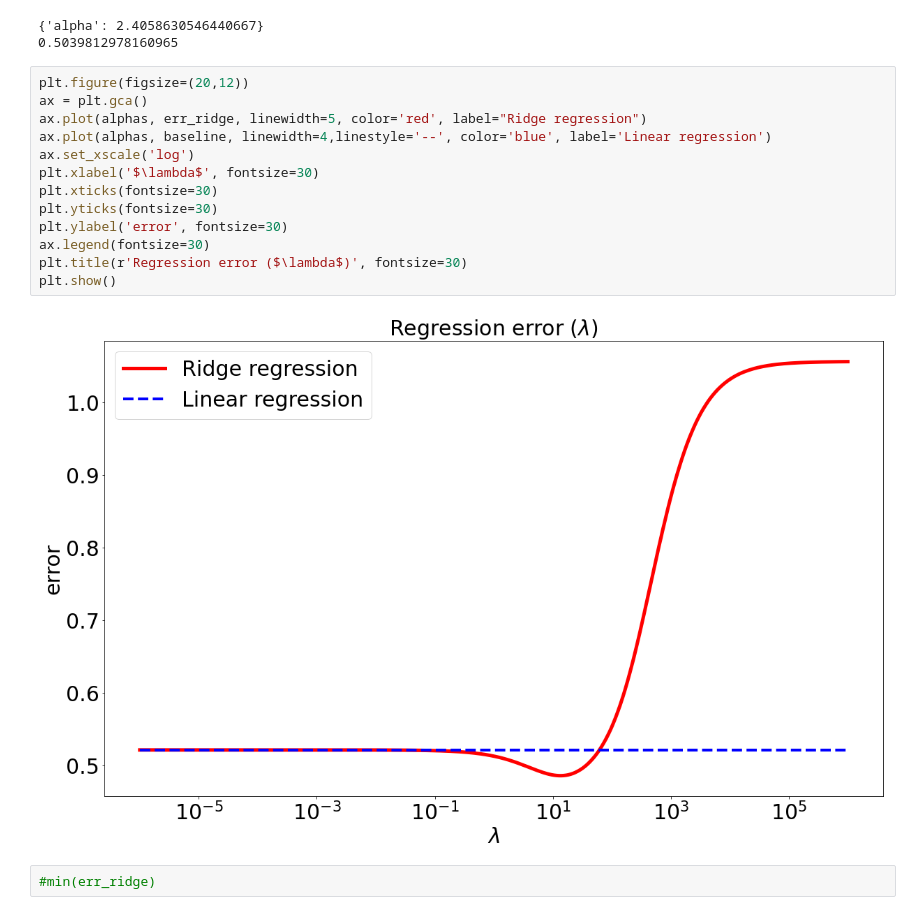
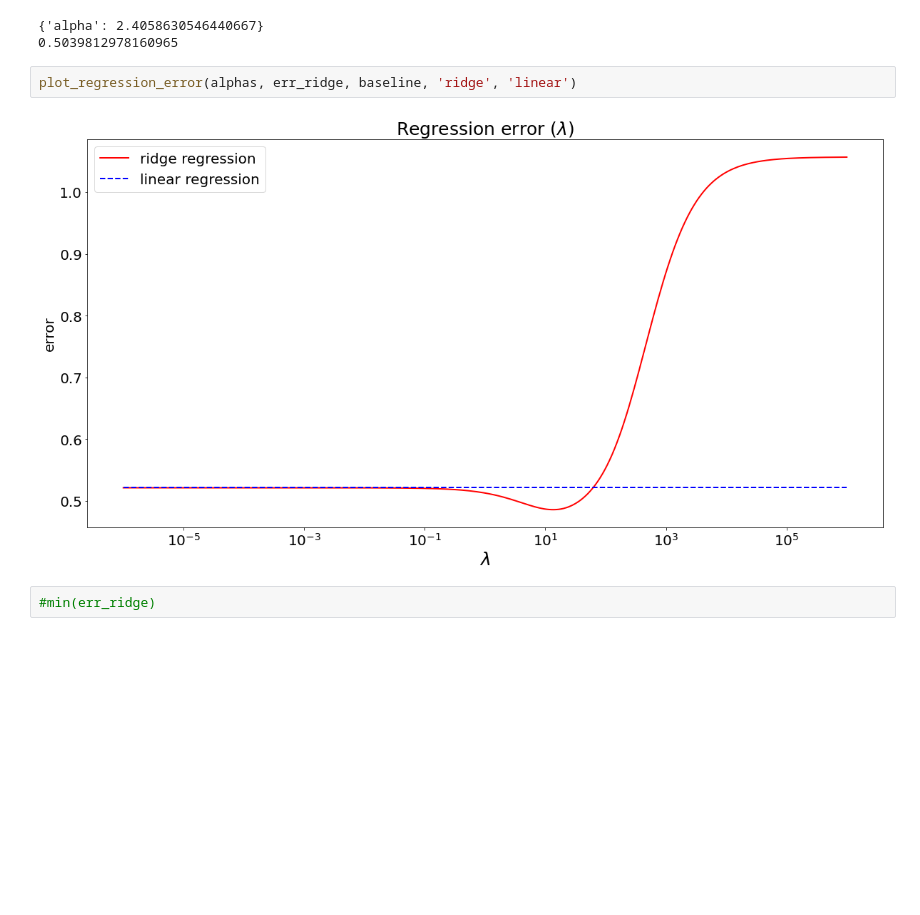
Before and after one commit to s6emschw/RM-project, a Jupyter notebook: Real_data_application.ipynb, the cells around one changed output. Cells and saved outputs as stored; diff of their text form; blank space fills up the shorter version.

```diff
--- a/Real_data_application.ipynb
+++ b/Real_data_application.ipynb
@@ -254,21 +224,10 @@ print(pred_err_ridge_gs)
 # %% [output]
 {'alpha': 2.4058630546440667}
 0.5039812978160965
-# %%
-plt.figure(figsize=(20,12))
-ax = plt.gca()
-ax.plot(alphas, err_ridge, linewidth=5, color='red', label="Ridge regression")
-ax.plot(alphas, baseline, linewidth=4,linestyle='--', color='blue', label='Linear regression')
-ax.set_xscale('log')
-plt.xlabel('$\lambda$', fontsize=30)
-plt.xticks(fontsize=30)
-plt.yticks(fontsize=30)
-plt.ylabel('error', fontsize=30)
-ax.legend(fontsize=30)
-plt.title(r'Regression error ($\lambda$)', fontsize=30)
-plt.show()
-# %% [output]
-[figure, removed]
+# %%
+plot_regression_error(alphas, err_ridge, baseline, 'ridge', 'linear')
+# %% [output]
+[figure, added]
 # %%
 #min(err_ridge)
 # %%
```
Also changed, not shown: parts of 38 cells of this notebook.
